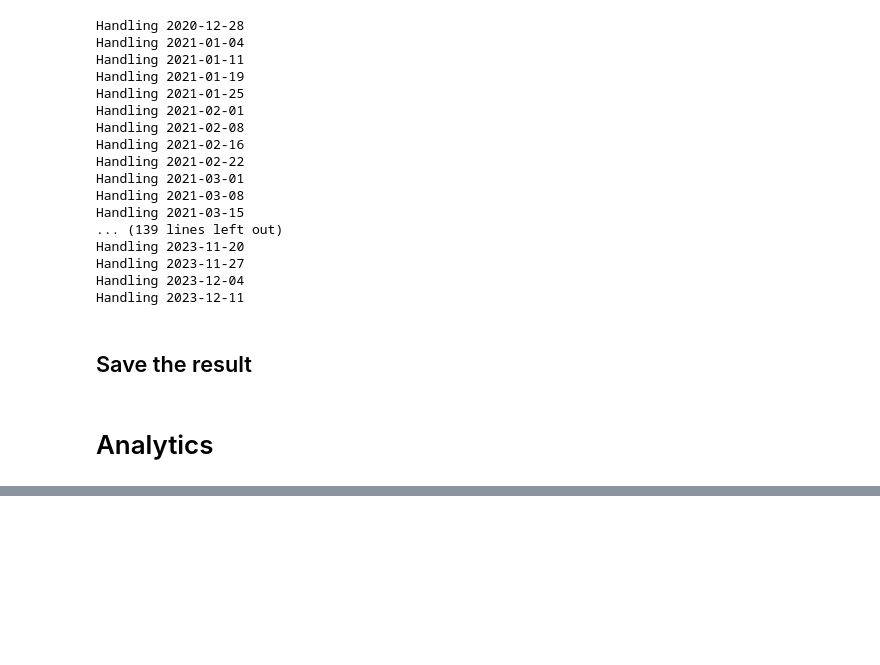
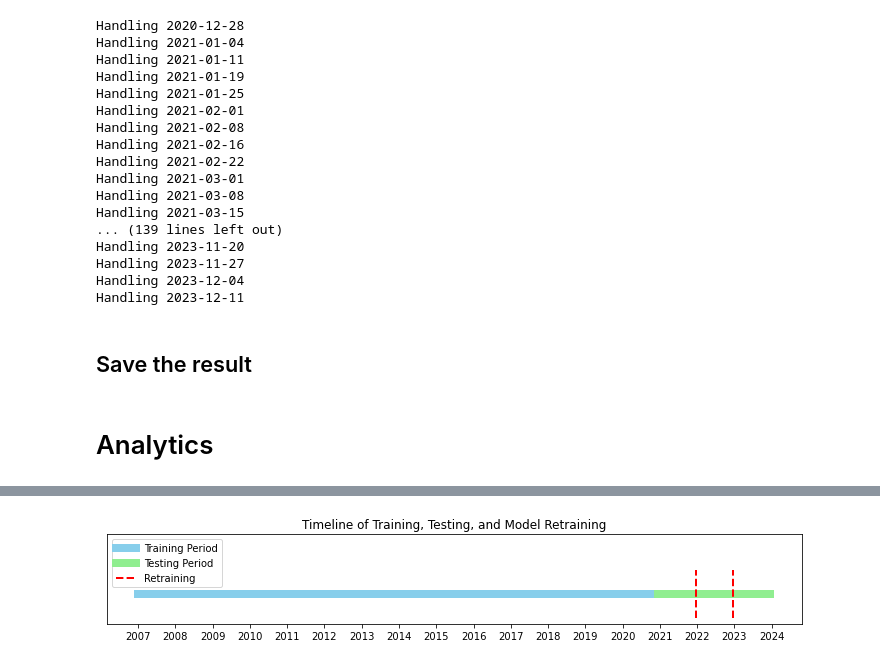
Before and after one commit to dsman1823/master_thesis_backtesting, a Jupyter notebook: backtests/backtesting.ipynb, the cells around one changed output, grey strips where cells are left out. Cells and saved outputs as stored; diff of their text form; code cells hidden in the pictures; blank space fills up the shorter version.

```diff
--- a/backtests/backtesting.ipynb
+++ b/backtests/backtesting.ipynb
@@ -194,0 +239,48 @@ plt.show()
+# %%
+import matplotlib.pyplot as plt
+import matplotlib.dates as mdates
+from datetime import datetime
+
+# Define the dates
+start_date = datetime(2007, 1, 3)
+retraining_dates = [datetime(2021, 12, 15), datetime(2022, 12, 15)]
+test_start_date = datetime(2020, 12, 15)
+end_date = datetime(2023, 12, 15)
+
+# Plotting
+fig, ax = plt.subplots(figsize=(10, 2))
+
+# Highlight the training period
+ax.plot([start_date, test_start_date], [1, 1], color="skyblue", linewidth=8, label='Training Period')
+
+# Highlight the testing period
+ax.plot([test_start_date, end_date], [1, 1], color="lightgreen", linewidth=8, label='Testing Period')
+
+# Mark the retraining dates
+for date in retraining_dates:
+    plt.plot([date, date], [0.8, 1.2], color="red", linestyle='--', linewidth=2)
+
+# Adding annotations for retraining dates
+for date in retraining_dates:
+    ax.text(date, 1.25, '', ha='center', color='red')
+
+# Adjust the plot
+ax.set_ylim(0.75, 1.5)
+ax.yaxis.set_visible(False)  # Hide the y-axis
+ax.xaxis.set_major_locator(mdates.YearLocator())
+ax.xaxis.set_major_formatter(mdates.DateFormatter('%Y'))
+
+# Adding labels and title
+plt.title('Timeline of Training, Testing, and Model Retraining')
+
+# Adding custom legend
+handles, labels = ax.get_legend_handles_labels()
+custom_lines = [plt.Line2D([0], [0], color="skyblue", lw=8),
+                plt.Line2D([0], [0], color="lightgreen", lw=8),
+                plt.Line2D([0], [0], color="red", linestyle='--', lw=2)]
+plt.legend(custom_lines, ['Training Period', 'Testing Period', 'Retraining'])
+
+plt.tight_layout()
+plt.show()
+# %% [output]
+[figure, added]
```
Also changed, not shown: parts of 10 cells of this notebook, 25 other files.
